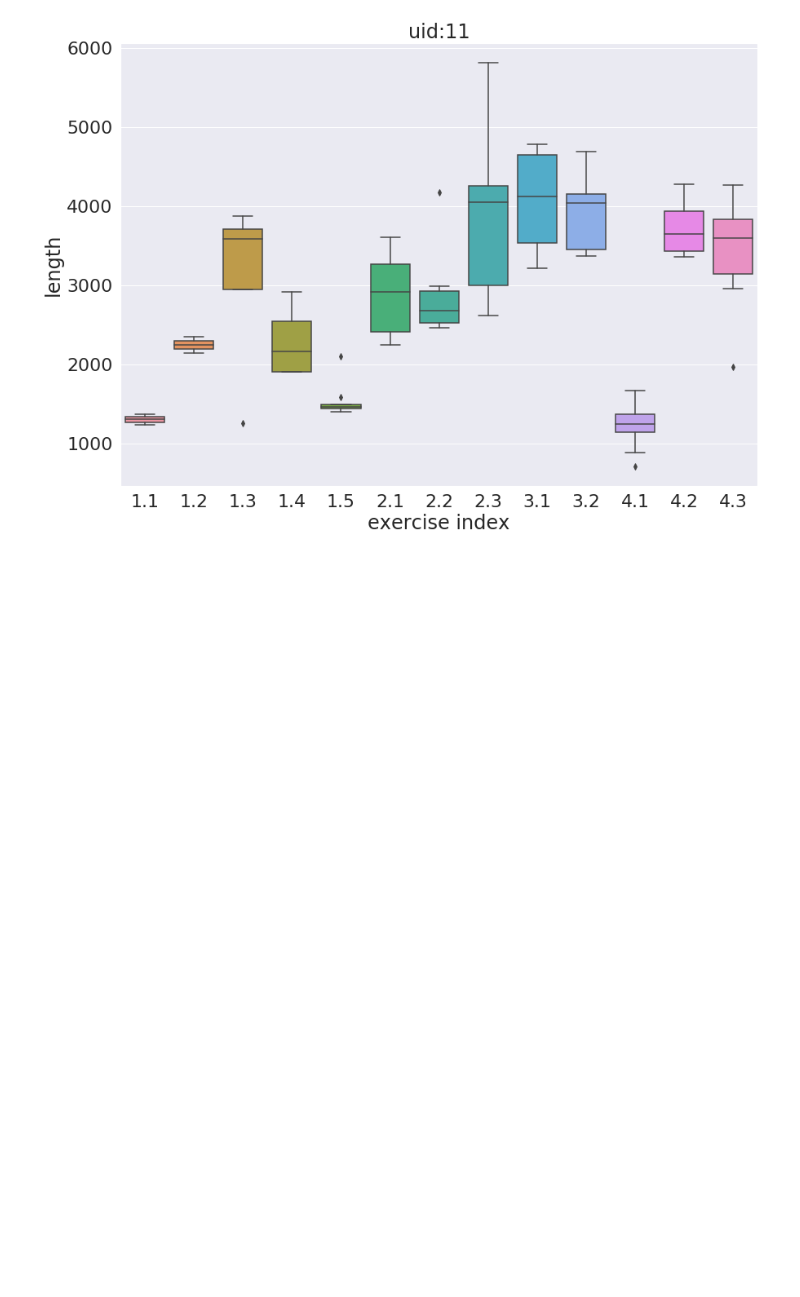
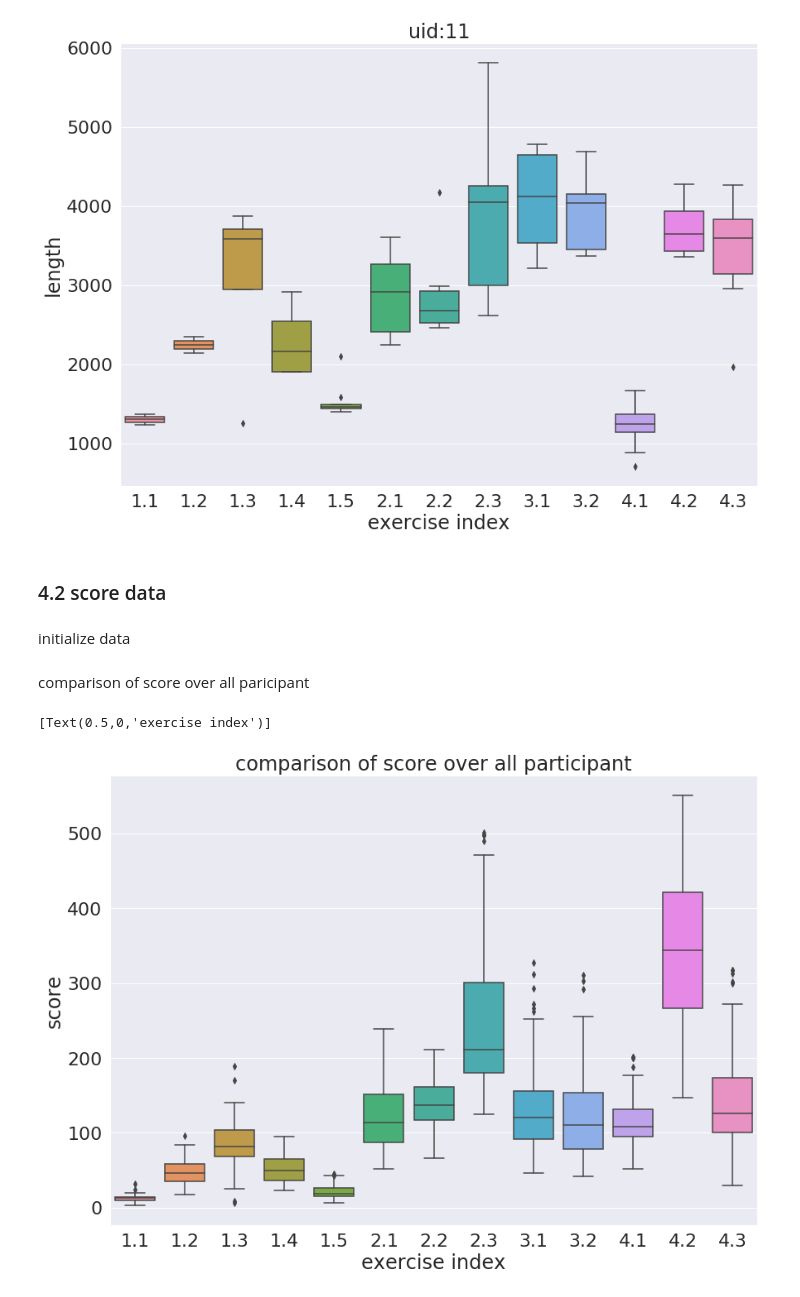
Before and after one commit to wangziling100/Heika, a Jupyter notebook: script/outlier_analysis.ipynb, the cells around one changed output. Saved outputs shown, nothing was run; the diff lists cells and outputs as text; code cells hidden in the pictures; blank space fills up the shorter version.

```diff
--- a/script/outlier_analysis.ipynb
+++ b/script/outlier_analysis.ipynb
@@ -213,0 +314,22 @@ See the caveats in the documentation: http://pandas.pydata.org/pandas-docs/stabl
+# %%
+people = data['uid'].unique().tolist()
+
+tmp = pd.DataFrame()
+for person in people:
+    tmp_person = data[data['uid']==person]
+    grouped = tmp_person.groupby(tmp_person.index)
+
+
+    for index, group in grouped:
+#         clf = EllipticEnvelope(contamination=0.1)
+#         if len(group)==1:
+#             group['user_mask_score1'] = 1
+#         else:
+#             clf.fit(tmp_person.loc[index,'score'].as_matrix().reshape(-1, 1))
+#             mask = clf.predict(tmp_person.loc[index,'score'].as_matrix().reshape(-1, 1))
+#             group['user_mask_score1'] = mask
+        group = clean_data(tmp_person, group, 'score', 'user_mask_score1', index)
+        tmp = pd.concat([tmp, group])
+
+data_score1 = tmp
+tmp.head()
@@ -221,3 +359,6 @@ user_cleaned_data = data[data['user_mask']>0]
+# %%
+global_cleaned_data = data_length[data_length['global_length']>0]
+user_cleaned_data = data_length[data_length['user_mask_length']>0]
 # %% [markdown]
 comparison of all training time (length of each exercise file)
 # %%
@@ -264,0 +406,22 @@ index_without_outlier.to_csv('../data/cleaned_index.csv', index=False)
+# %% [markdown]
+### 4.2 score data
+# %% [markdown]
+initialize data
+# %%
+global_cleaned_data = data_score1[data_score1['global_score1']>0]
+user_cleaned_data = data_score1[data_score1['user_mask_score1']>0]
+# %% [markdown]
+ comparison of score over all paricipant
+# %%
+df_score1_by_exc_num = global_cleaned_data.reset_index()[['exc_num', 'score']]
+
+sns.set_style('whitegrid')
+sns.set(font_scale=2)
+f, ax= plt.subplots(figsize = (14, 10))
+
+ax = sns.boxplot(x="exc_num", y="score", data=df_score1_by_exc_num)
+ax.set_title('comparison of score over all participant')
+ax.set(xlabel='exercise index')
+# %% [output]
+[Text(0.5,0,'exercise index')]
+[figure, added]
```
Also changed, not shown: parts of 30 cells of this notebook.
